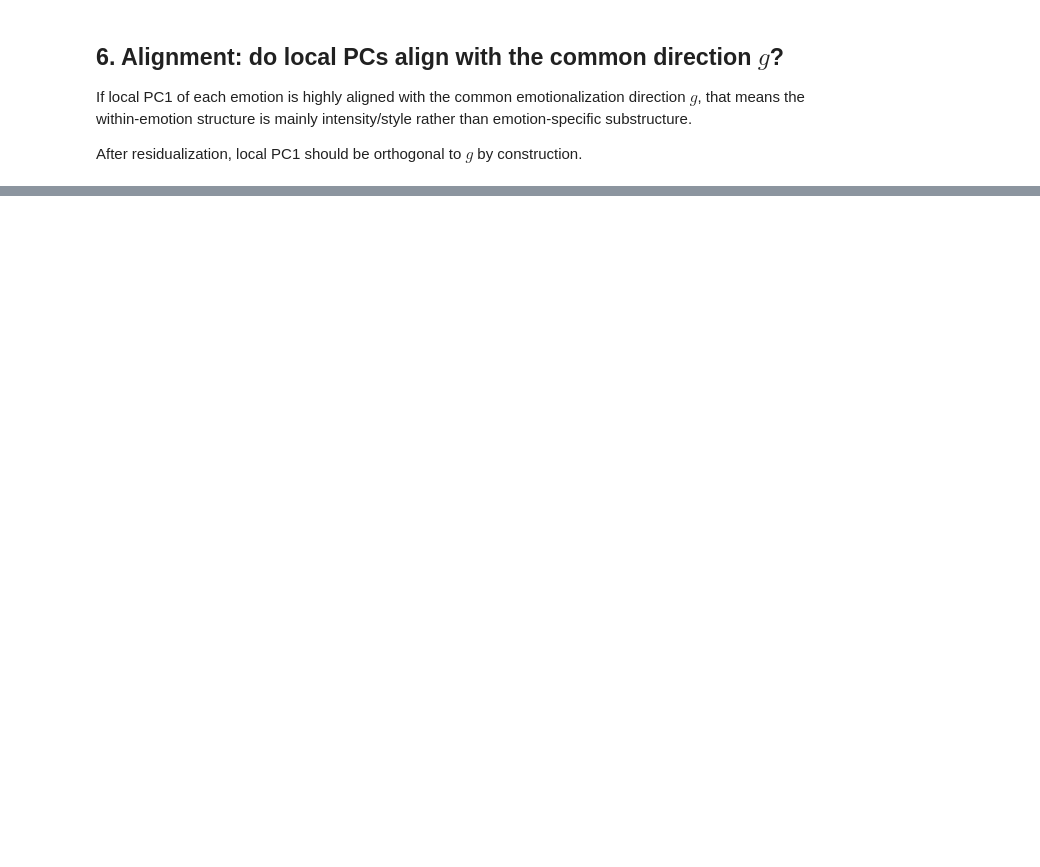
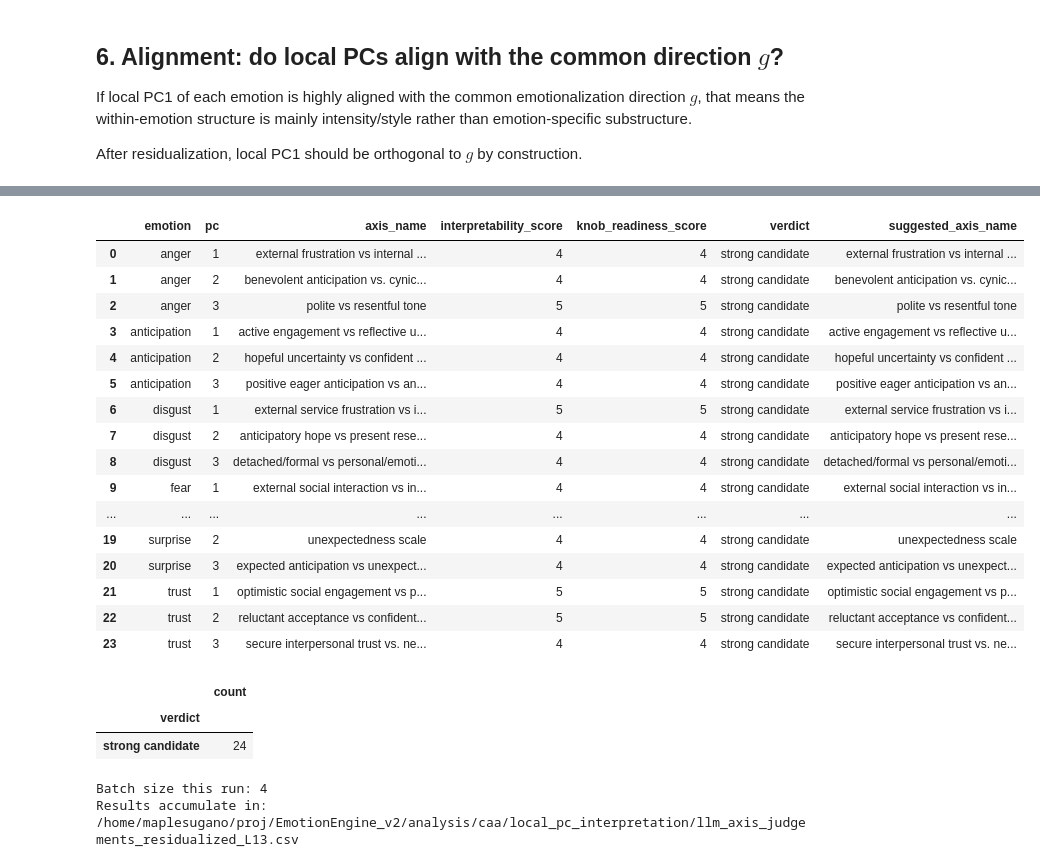
Before and after one commit to maplesugano/EmotionEngine_v2, a Jupyter notebook: notebook/caa_analysis/caa_local_pc_interpretation.ipynb, the cells around one changed output, grey strips where cells are left out. Saved outputs shown, nothing was run; the diff lists cells and outputs as text; code cells hidden in the pictures; blank space fills up the shorter version.

```diff
--- a/notebook/caa_analysis/caa_local_pc_interpretation.ipynb
+++ b/notebook/caa_analysis/caa_local_pc_interpretation.ipynb
@@ -51,8 +51,8 @@ REPO_ROOT     = Path('../..').resolve()
 ACT_DIR       = REPO_ROOT / 'activation' / 'emotion_rewrites'
 EMO_NPY       = ACT_DIR / 'emotion_intensity_residual_stream.npy'
 EMO_INFO      = ACT_DIR / 'emotion_intensity_residual_stream_info.json'
-BASE_NPY      = ACT_DIR / 'base_text_residual_stream.npy'
-BASE_INFO     = ACT_DIR / 'base_text_residual_stream_info.json'
+NEUTRAL_NPY   = ACT_DIR / 'neutral_paraphrase_residual_stream.npy'
+NEUTRAL_INFO  = ACT_DIR / 'neutral_paraphrase_residual_stream_info.json'
 CAA_PATH      = ACT_DIR / 'caa_emotion_directions.npz'
 CAA_INFO      = ACT_DIR / 'caa_emotion_directions_info.json'
 REWRITE_JSONL = REPO_ROOT / 'dataset' / 'emotion_rewrites' / 'emotion_rewrites.jsonl'
@@ -71,9 +71,15 @@ rng = np.random.default_rng(SEED)
 sns.set_context('notebook')
 sns.set_style('whitegrid')
 # %%
-with open(EMO_INFO) as f:  EMO_META  = json.load(f)
-with open(BASE_INFO) as f: BASE_META = json.load(f)
-with open(CAA_INFO) as f:  CAA_META  = json.load(f)
+with open(EMO_INFO)     as f: EMO_META     = json.load(f)
+with open(NEUTRAL_INFO) as f: NEUTRAL_META = json.load(f)
+with open(CAA_INFO)     as f: CAA_META     = json.load(f)
+
+# Validate source_id alignment
+assert EMO_META['source_ids'] == NEUTRAL_META['source_ids'], (
+    "source_ids mismatch between emotion and neutral-paraphrase info files. "
+    "Re-extract activations with matching source_id order."
+)
 
 EMOTION_ORDER   = EMO_META['emotion_order']
 INTENSITY_ORDER = EMO_META['intensity_order']
@@ -87,8 +93,8 @@ LI_MAP  = {l: i for i, l in enumerate(LAYER_INDICES)}
 EMO_POS = {e: i for i, e in enumerate(EMOTION_ORDER)}
 INT_POS = {lvl: i for i, lvl in enumerate(INTENSITY_ORDER)}
 
-ACT_EMO  = np.memmap(str(EMO_NPY),  dtype=DTYPE, mode='r', shape=SHAPE)
-ACT_BASE = np.memmap(str(BASE_NPY), dtype='float32', mode='r', shape=tuple(BASE_META['shape']))
+ACT_EMO     = np.memmap(str(EMO_NPY),     dtype=DTYPE, mode='r', shape=SHAPE)
+ACT_NEUTRAL = np.memmap(str(NEUTRAL_NPY), dtype='float32', mode='r', shape=tuple(NEUTRAL_META['shape']))
 
 caa_data   = np.load(CAA_PATH)
 CAA_POOLED = caa_data['caa_pooled']  # (8, 6, 4096)
@@ -667,0 +1128,53 @@ The LLM returns axis names and descriptions. These then become candidate "DJ kno
+# %%
+if not AXIS_PROMPT_PATH.exists():
+    raise FileNotFoundError(f'Missing prompt file: {AXIS_PROMPT_PATH}')
+
+if not os.environ.get('OPENAI_API_KEY'):
+    print('OPENAI_API_KEY is not set; export it and re-run this cell to call the OpenAI API.')
+else:
+    max_axes_this_run = DEFAULT_MAX_AXES if DEFAULT_MAX_AXES > 0 else None
+    judge_df = run_openai_axis_pipeline(
+        AXIS_PROMPT_PATH,
+        max_axes=max_axes_this_run,
+        resume=True,
+    )
+
+    display(
+        judge_df[
+            [
+                'emotion',
+                'pc',
+                'axis_name',
+                'interpretability_score',
+                'knob_readiness_score',
+                'verdict',
+                'suggested_axis_name',
+            ]
+        ]
+    )
+    display(judge_df['verdict'].value_counts(dropna=False).rename_axis('verdict').to_frame('count'))
+    print(f'Batch size this run: {max_axes_this_run if max_axes_this_run is not None else "all remaining axes"}')
+    print(f'Results accumulate in: {JUDGE_CSV_PATH}')
+# %% [output]
+|  | emotion | pc | axis_name | interpretability_score | knob_readiness_score | verdict | suggested_axis_name |
+| 0 | anger | 1 | external frustration vs internal ... | 4 | 4 | strong candidate | external frustration vs internal ... |
+| 1 | anger | 2 | benevolent anticipation vs. cynic... | 4 | 4 | strong candidate | benevolent anticipation vs. cynic... |
+| 2 | anger | 3 | polite vs resentful tone | 5 | 5 | strong candidate | polite vs resentful tone |
+| 3 | anticipation | 1 | active engagement vs reflective u... | 4 | 4 | strong candidate | active engagement vs reflective u... |
+| 4 | anticipation | 2 | hopeful uncertainty vs confident ... | 4 | 4 | strong candidate | hopeful uncertainty vs confident ... |
+| 5 | anticipation | 3 | positive eager anticipation vs an... | 4 | 4 | strong candidate | positive eager anticipation vs an... |
+| 6 | disgust | 1 | external service frustration vs i... | 5 | 5 | strong candidate | external service frustration vs i... |
+| 7 | disgust | 2 | anticipatory hope vs present rese... | 4 | 4 | strong candidate | anticipatory hope vs present rese... |
+| 8 | disgust | 3 | detached/formal vs personal/emoti... | 4 | 4 | strong candidate | detached/formal vs personal/emoti... |
+| 9 | fear | 1 | external social interaction vs in... | 4 | 4 | strong candidate | external social interaction vs in... |
+| ... | ... | ... | ... | ... | ... | ... | ... |
+| 19 | surprise | 2 | unexpectedness scale | 4 | 4 | strong candidate | unexpectedness scale |
+| 20 | surprise | 3 | expected anticipation vs unexpect... | 4 | 4 | strong candidate | expected anticipation vs unexpect... |
+| 21 | trust | 1 | optimistic social engagement vs p... | 5 | 5 | strong candidate | optimistic social engagement vs p... |
+| 22 | trust | 2 | reluctant acceptance vs confident... | 5 | 5 | strong candidate | reluctant acceptance vs confident... |
+| 23 | trust | 3 | secure interpersonal trust vs. ne... | 4 | 4 | strong candidate | secure interpersonal trust vs. ne... |
+|  | count |
+| verdict |  |
+| strong candidate | 24 |
+Batch size this run: 4
+Results accumulate in: /home/maplesugano/proj/EmotionEngine_v2/analysis/caa/local_pc_interpretation/llm_axis_judgements_residualized_L13.csv
```
Also changed, not shown: parts of 18 cells of this notebook, 55 other files.
